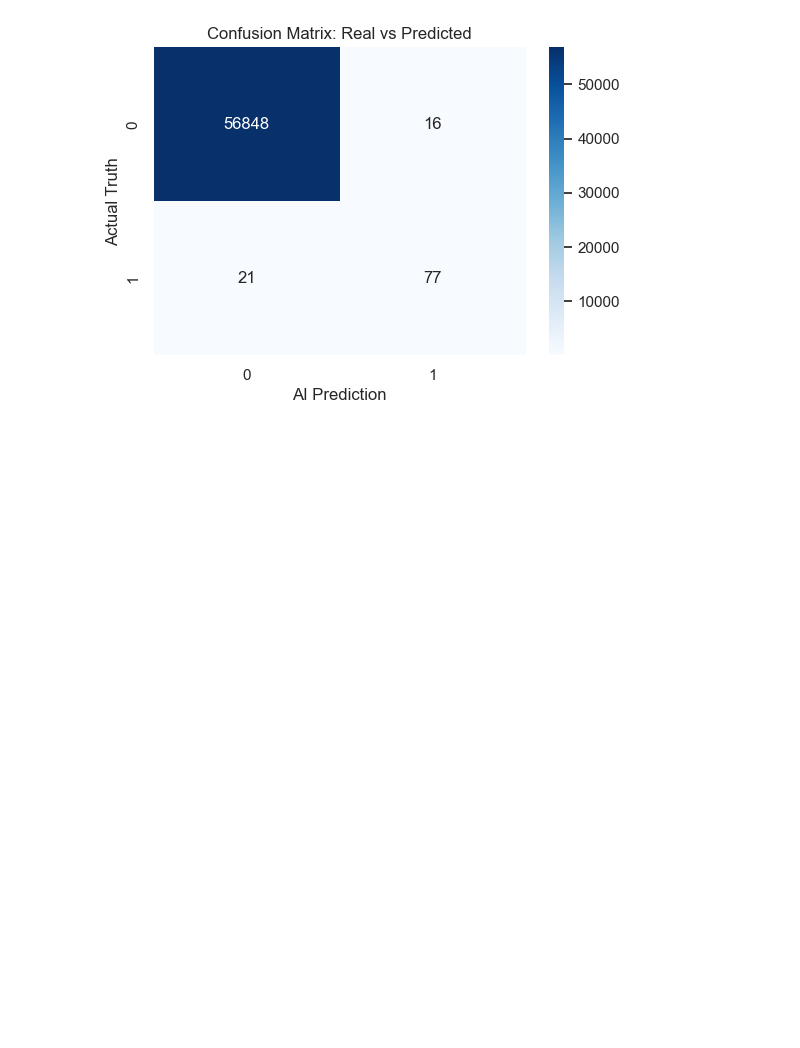
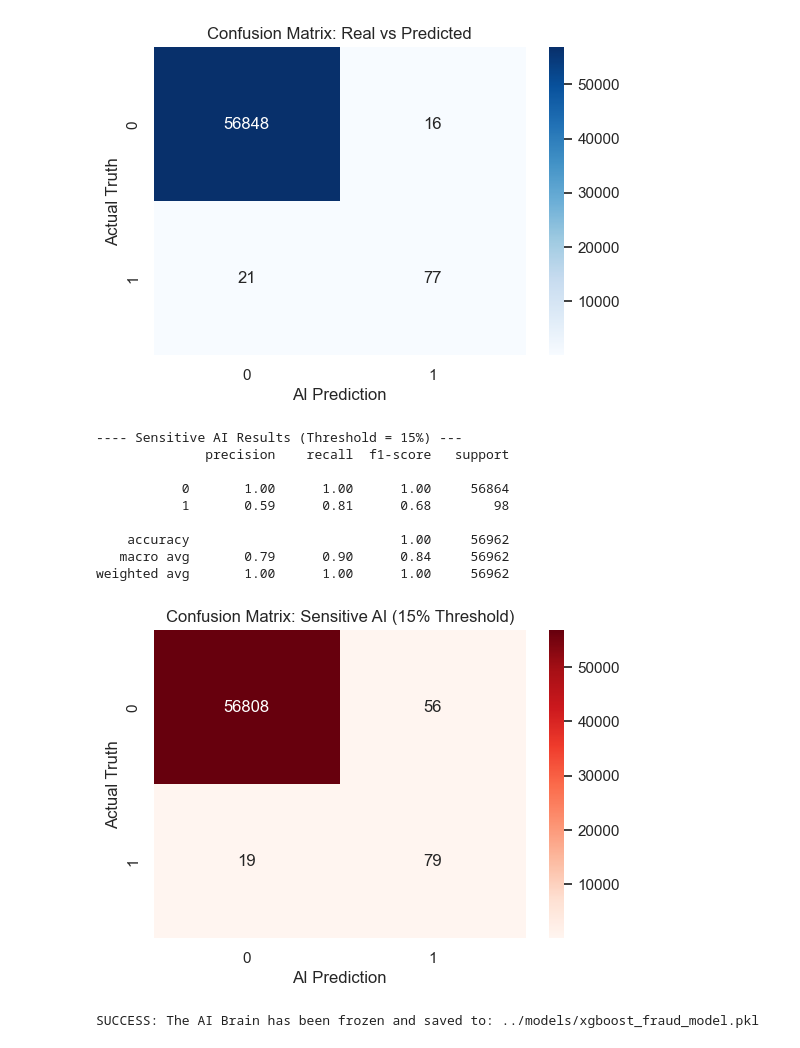
Before and after one commit to jay007i/credit-card-fraud-detection, a Jupyter notebook: notebooks/01_fraud_detection.ipynb, the cells around one changed output. Drawn from its saved outputs; the diff is of its cells as text; code cells hidden in the pictures; blank space fills up the shorter version.

```diff
--- a/notebooks/01_fraud_detection.ipynb
+++ b/notebooks/01_fraud_detection.ipynb
@@ -192,3 +192,47 @@ plt.show()
    macro avg       0.91      0.89      0.90     56962
 weighted avg       1.00      1.00      1.00     56962
 [figure]
+# %%
+import numpy as np
+
+y_probabilities = xgb_model.predict_proba(x_test)[:, 1]
+
+custom_threshould = 0.15
+
+y_pred_sensitive = (y_probabilities >= custom_threshould).astype(int)
+
+print('\n---- Sensitive AI Results (Threshold = 15%) ---')
+print(classification_report(y_test,y_pred_sensitive))
+
+cm_sensitive = confusion_matrix(y_test,y_pred_sensitive)
+
+plt.figure(figsize=(6,4))
+sns.heatmap(cm_sensitive,annot=True,fmt='d',cmap='Reds')
+plt.title('Confusion Matrix: Sensitive AI (15% Threshold)')
+plt.ylabel('Actual Truth')
+plt.xlabel('AI Prediction')
+plt.show()
+# %% [output]
+---- Sensitive AI Results (Threshold = 15%) ---
+              precision    recall  f1-score   support
+
+           0       1.00      1.00      1.00     56864
+           1       0.59      0.81      0.68        98
+
+    accuracy                           1.00     56962
+   macro avg       0.79      0.90      0.84     56962
+weighted avg       1.00      1.00      1.00     56962
+[figure, added]
+# %%
+import joblib
+import os
+
+model_dir = '../models/'
+model_filename = 'xgboost_fraud_model.pkl'
+full_path = os.path.join(model_dir,model_filename)
+
+joblib.dump(xgb_model,full_path)
+
+print(f'SUCCESS: The AI Brain has been frozen and saved to: {full_path}')
+# %% [output]
+SUCCESS: The AI Brain has been frozen and saved to: ../models/xgboost_fraud_model.pkl
```
Also changed, not shown: 1 other file.
